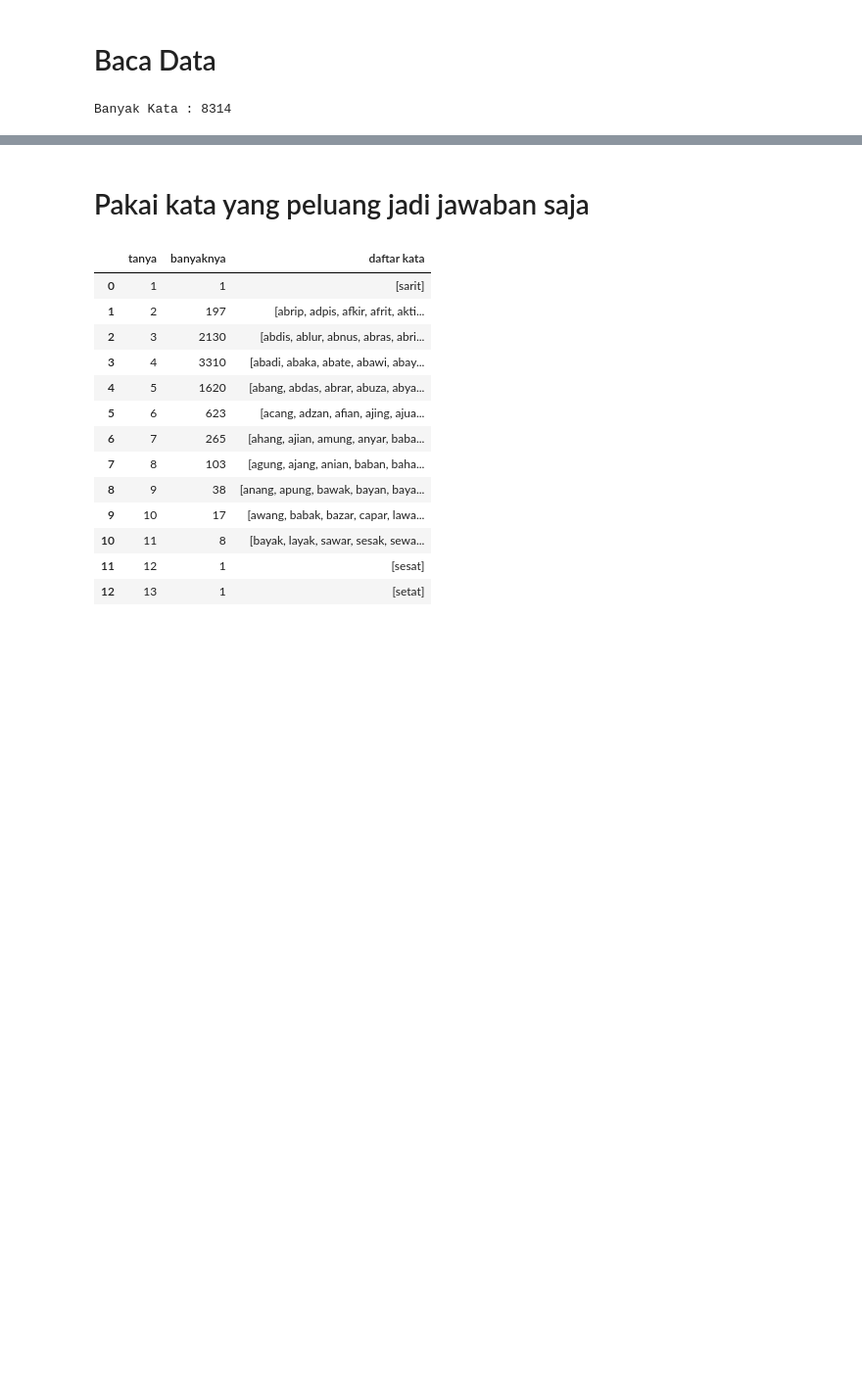
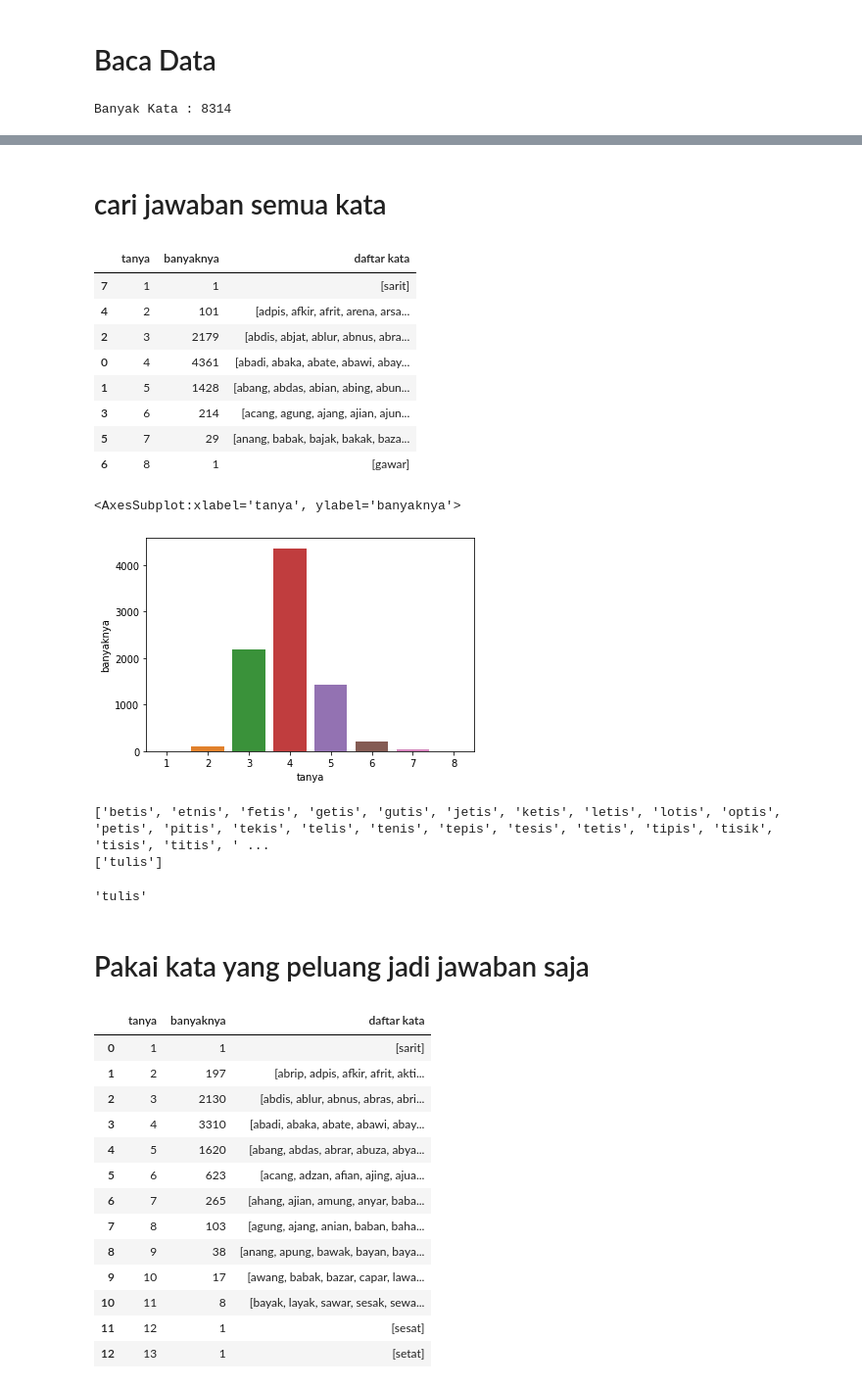
Before and after one commit to rama-bena/katla, a Jupyter notebook: orakorek.ipynb, the cells around one changed output, grey strips where cells are left out. Shown at 98% size. Drawn from its saved outputs; the diff is of its cells as text; code cells hidden in the pictures; blank space fills up the shorter version.

Commit message:
buat decision tree dengan semua kata

```diff
--- a/orakorek.ipynb
+++ b/orakorek.ipynb
@@ -28,7 +28,8 @@ PATH_FILE_TEXT = "D:\\Rama Nitip\\python\\katla\\file text\\"
 # %% [markdown]
 # Baca Data
 # %%
-daftar_kata = list(pd.read_csv(PATH_FILE_TEXT + 'lima huruf katla.csv', header=None)[0])
+daftar_kata = list(pd.read_csv(
+    PATH_FILE_TEXT + 'lima huruf katla.csv', header=None)[0])
 list_jawaban = random.choices(daftar_kata, k=20)
 print(f"Banyak Kata : {len(daftar_kata)}")
 # %% [output]
@@ -64,3 +37,55 @@ for kata_pertama in tqdm(daftar_kata):
+# %% [markdown]
+# cari jawaban semua kata
+# %%
+DT = DecisionTree(PATH_FILE_TEXT+"semua kata.dictionary")
+# jumlah_bertanya = {i: (0, []) for i in range(1, 14)}
+# %%
+jumlah_bertanya = {}
+# %%
+for jawaban in daftar_kata:
+    DT.now = DT.root
+    pola = DT.getPola(DT.root.tebakan, jawaban)
+    tanya = 1
+
+    while pola!='!!!!!':
+        tebakan = DT.kata_berikutnya(pola)
+        pola    = DT.getPola(tebakan, jawaban)
+        tanya  += 1
+
+    if tanya in jumlah_bertanya:
+        jumlah_bertanya[tanya] = (jumlah_bertanya[tanya][0]+1, jumlah_bertanya[tanya][1]+[jawaban])
+    else:
+        jumlah_bertanya[tanya] = (1, [jawaban])
+# %%
+tanya = jumlah_bertanya.keys()
+banyaknya = [i[0] for i in list(jumlah_bertanya.values())]
+kata = [i[1] for i in list(jumlah_bertanya.values())]
+
+df = pd.DataFrame({'tanya': tanya, 'banyaknya': banyaknya,
+                  'daftar kata': kata}).sort_values(by='tanya')
+display(df)
+
+sns.barplot(x=df['tanya'], y=df['banyaknya'])
+# %% [output]
+|  | tanya | banyaknya | daftar kata |
+| 7 | 1 | 1 | [sarit] |
+| 4 | 2 | 101 | [adpis, afkir, afrit, arena, arsa... |
+| 2 | 3 | 2179 | [abdis, abjat, ablur, abnus, abra... |
+| 0 | 4 | 4361 | [abadi, abaka, abate, abawi, abay... |
+| 1 | 5 | 1428 | [abang, abdas, abian, abing, abun... |
+| 3 | 6 | 214 | [acang, agung, ajang, ajian, ajun... |
+| 5 | 7 | 29 | [anang, babak, bajak, bakak, baza... |
+| 6 | 8 | 1 | [gawar] |
+<AxesSubplot:xlabel='tanya', ylabel='banyaknya'>
+[figure, added]
+# %%
+DT.kata_berikutnya("?**!?", tampilkan_kandidat=True, awal=True)
+DT.kata_berikutnya("?*??*", tampilkan_kandidat=True)
+# DT.kata_berikutnya("?**?*", tampilkan_kandidat=True)
+# %% [output]
+['betis', 'etnis', 'fetis', 'getis', 'gutis', 'jetis', 'ketis', 'letis', 'lotis', 'optis', 'petis', 'pitis', 'tekis', 'telis', 'tenis', 'tepis', 'tesis', 'tetis', 'tipis', 'tisik', 'tisis', 'titis', ' ...
+['tulis']
+'tulis'
 # %% [markdown]
 # Pakai kata yang peluang jadi jawaban saja
 # %%
```
Also changed, not shown: parts of 15 cells of this notebook, 6 other files.
